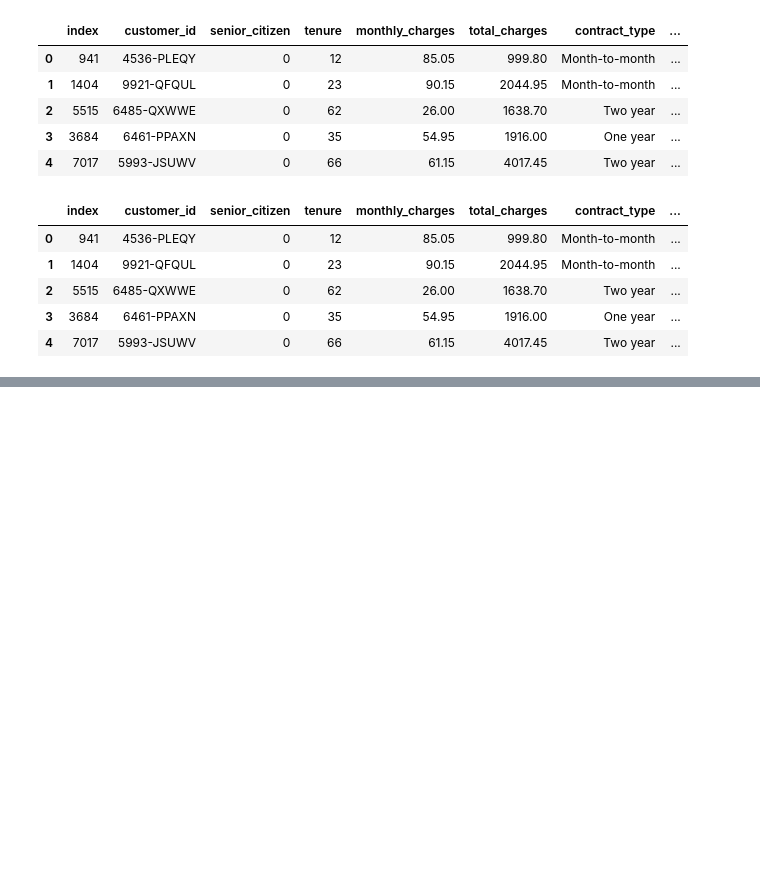
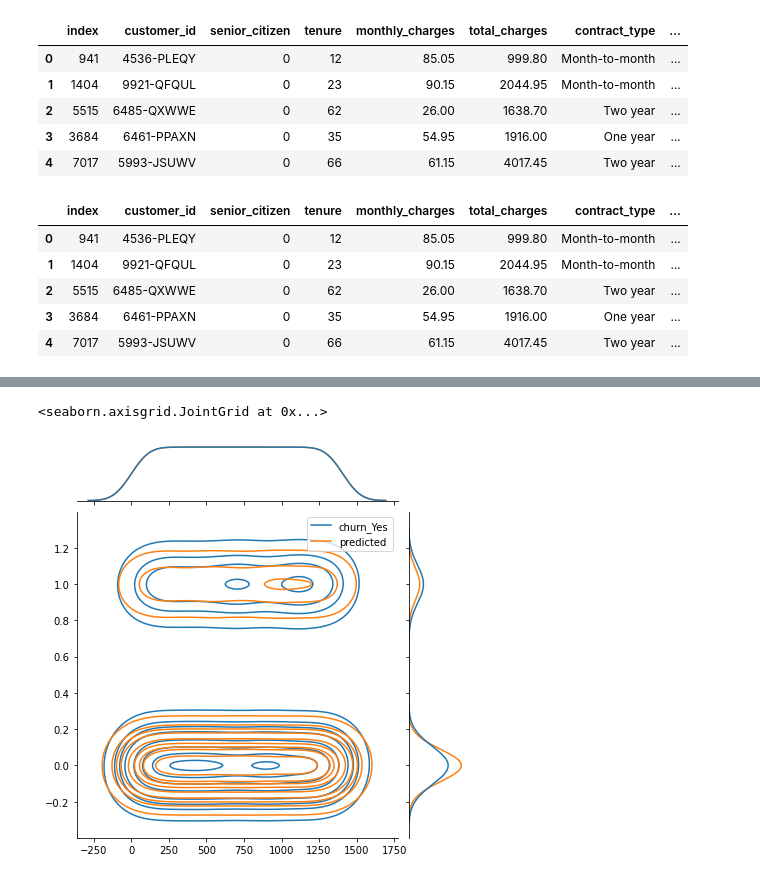
Before and after one commit to QinzhiChen/Classification-Project, a Jupyter notebook: Final_Report.ipynb, the cells around one changed output, grey strips where cells are left out. Cells and saved outputs as stored; diff of their text form; code cells hidden in the pictures; blank space fills up the shorter version.

```diff
--- a/Final_Report.ipynb
+++ b/Final_Report.ipynb
@@ -834,3 +835,11 @@ csv_df
 1409 rows × 3 columns
+# %%
+sns.jointplot(
+    data=telco_csv_df,
+    kind="kde"
+)
+# %% [output]
+<seaborn.axisgrid.JointGrid at 0x...>
+[figure, added]
 # %%
 # create a predictions.csv in local drive
```
Also changed, not shown: parts of 10 cells of this notebook, 1 other file.
